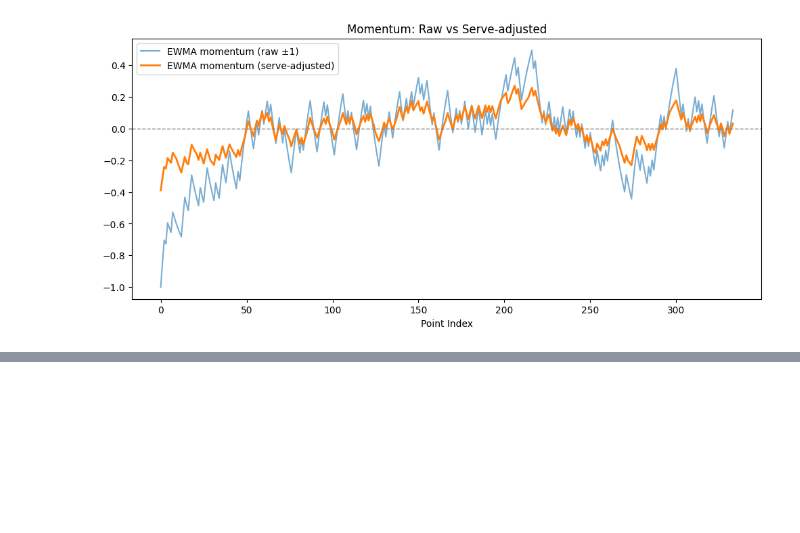
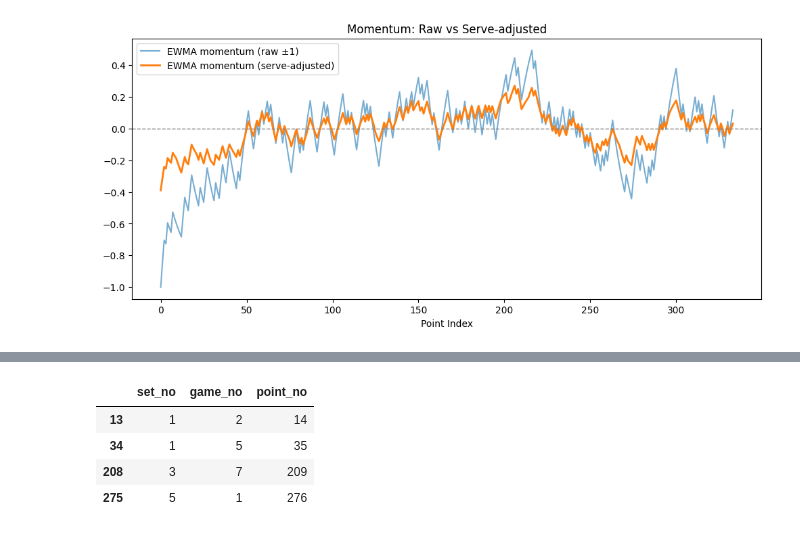
Before and after one commit to gkh-gbh/mcm2024-c-tennis-momentum, a Jupyter notebook: notebooks/02_define_momentum.ipynb, the cells around one changed output, grey strips where cells are left out. Saved outputs shown, nothing was run; the diff lists cells and outputs as text; code cells hidden in the pictures; blank space fills up the shorter version.

Commit message:
改进了swing point的算法（之前忘记保存了）

```diff
--- a/notebooks/02_define_momentum.ipynb
+++ b/notebooks/02_define_momentum.ipynb
@@ -130,32 +130,104 @@ plt.show()
 # %% [output]
 [figure]
 # %%
-#计算swing points（局势转变点）
-m = df_match["momentum_srv_ewm"]
+# ==========================================================
+# 最终版：计算 swing points（势头转折点）
+# 思路：
+#   1) 先得到势头信号 m（建议用发球校正后的 momentum_srv_ewm）
+#   2) 用“平滑后的斜率 trend”来判断趋势是否反转（上升→下降 or 下降→上升）
+#      - 直接用 m.diff() 会很抖，所以对斜率再做一次 EWMA 平滑
+#   3) 只保留“幅度足够大”的反转（过滤小抖动）
+#      - 阈值使用分位数 quantile，自适应不同比赛/不同势头尺度
+#   4) 反转往往会持续几分形成“反转区间”，我们只保留区间里 |m| 最大的那个点
+#      - 等价于：用一个代表点描述该次 swing
+#   5) 可选：加冷却时间 cool，保证相邻 swing 至少间隔若干分，避免过密
+# ==========================================================
+# ---------- 0) 取势头曲线（你已经算过 momentum_srv_ewm 才能用） ----------
+m = df_match["momentum_srv_ewm"].copy()
 
-trend = m.diff().ewm(span=5, adjust=False).mean()
-amp_thr = m.abs().quantile(0.85)
+# ---------- 1) 计算“趋势”= 势头的一阶差分（斜率），并做 EWMA 平滑 ----------
+# m.diff() 表示：本分势头 - 上一分势头（斜率/变化率）
+# span 越小越敏感，越大越平滑。经验值：3~10
+trend_span = 5
+trend = m.diff().ewm(span=trend_span, adjust=False).mean()
 
+# ---------- 2) 处理 trend 为 0 的情况：用前向填充保持趋势方向 ----------
+# 原因：在某些点 trend 可能非常接近 0 或等于 0，导致反转判断“来回跳”
+# 做法：把 0 当成缺失，用上一时刻的趋势方向延续
+trend2 = trend.copy()
+trend2 = trend2.replace(0, np.nan).ffill()
+
+# ---------- 3) 反转检测：趋势由正转负（峰）或由负转正（谷） ----------
+# 峰：trend2(t-1) > 0 且 trend2(t) <= 0
+# 谷：trend2(t-1) < 0 且 trend2(t) >= 0
 rev = (
-    (trend.shift(1) > 0) & (trend <= 0) |
-    (trend.shift(1) < 0) & (trend >= 0)
+    ((trend2.shift(1) > 0) & (trend2 <= 0)) |
+    ((trend2.shift(1) < 0) & (trend2 >= 0))
 )
 
-df_match["swing_flag"] = (rev & (m.abs() > amp_thr)).astype(int)
-idx = df_match.index[df_match["swing_flag"] == 1]
+# ---------- 4) 幅度过滤：只保留“足够大”的 swing ----------
+# amp_thr 用 |m| 的分位数做阈值：
+#   - 0.80 会抓更多 swing（更敏感）
+#   - 0.90/0.95 会更严格（只抓大 swing）
+amp_q = 0.80
+amp_thr = m.abs().quantile(amp_q)
+
+# 候选 swing：反转 & 幅度大
+candidate = rev & (m.abs() > amp_thr)
+
+# 先把候选标出来（后面还要做“区间压缩”和“冷却”）
+df_match["swing_flag"] = candidate.astype(int)
+
+# ---------- 5) 区间压缩：连续若干分都满足 candidate，只保留 |m| 最大的那一分 ----------
+# 解释：反转往往不是单点完成，而是一个过程（连续几分趋势来回切）
+# 我们把连续 candidate 视为一次 swing 事件，然后选一个“最代表”的点（|m| 最大）
+idx = df_match.index[df_match["swing_flag"] == 1].to_list()
 
 keep = []
 i = 0
 while i < len(idx):
     j = i
     group = [idx[i]]
-    while j + 1 < len(idx) and idx[j+1] == idx[j] + 1:
+    # 把连续的索引收集成一个 group
+    while j + 1 < len(idx) and idx[j + 1] == idx[j] + 1:
         j += 1
         group.append(idx[j])
-    # 在这个反转区间里，只留 |m| 最大的点
+    # 在这个反转区间里，只留 |m| 最大的点作为代表点
     best = max(group, key=lambda x: abs(m.loc[x]))
     keep.append(best)
     i = j + 1
 
+# 先清空，再只标记代表点
 df_match["swing_flag"] = 0
 df_match.loc[keep, "swing_flag"] = 1
+
+# ---------- 6) 可选：冷却时间（避免 swing 点过密） ----------
+# 解释：如果比赛中噪声较大，可能出现两个 swing 点相隔很近
+# 冷却时间 cool 表示：相邻 swing 至少隔 cool 分
+# - 想更稀疏：cool=15~25
+# - 想更密集：cool=5~10
+cool = 15
+
+final_idx = df_match.index[df_match["swing_flag"] == 1].to_list()
+final_keep = []
+last = -10**9
+
+for x in final_idx:
+    if x - last >= cool:
+        final_keep.append(x)
+        last = x
+    else:
+        # 如果太近：保留两者中 |m| 更大的那一个（更“重要”的 swing）
+        # 这样不会因为冷却直接把大 swing 删掉
+        if abs(m.loc[x]) > abs(m.loc[last]):
+            final_keep[-1] = x
+            last = x
+
+df_match["swing_flag"] = 0
+df_match.loc[final_keep, "swing_flag"] = 1
+
+# ---------- 7) 输出检查 ----------
+print("amp_thr =", float(amp_thr), " (quantile =", amp_q, ")")
+print("swing_count =", int(df_match["swing_flag"].sum()))
+df_match.loc[df_match["swing_flag"] == 1, ["set_no", "game_no", "point_no"]].head(10)
+# %% [output]
@@ -162,3 +236,8 @@ df_match.loc[keep, "swing_flag"] = 1
+|  | set_no | game_no | point_no |
+| 13 | 1 | 2 | 14 |
+| 34 | 1 | 5 | 35 |
+| 208 | 3 | 7 | 209 |
+| 275 | 5 | 1 | 276 |
 # %%
 plt.figure(figsize=(12, 5))
 plt.plot(m, label="Serve-adjusted momentum (EWMA)")
```
Also changed, not shown: parts of 2 cells of this notebook.
